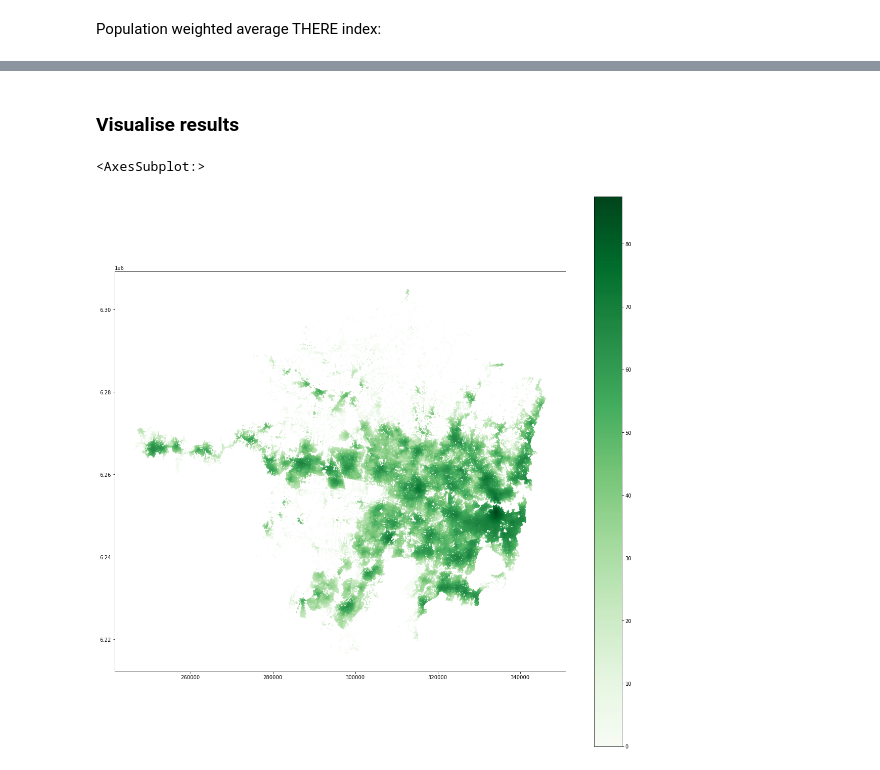
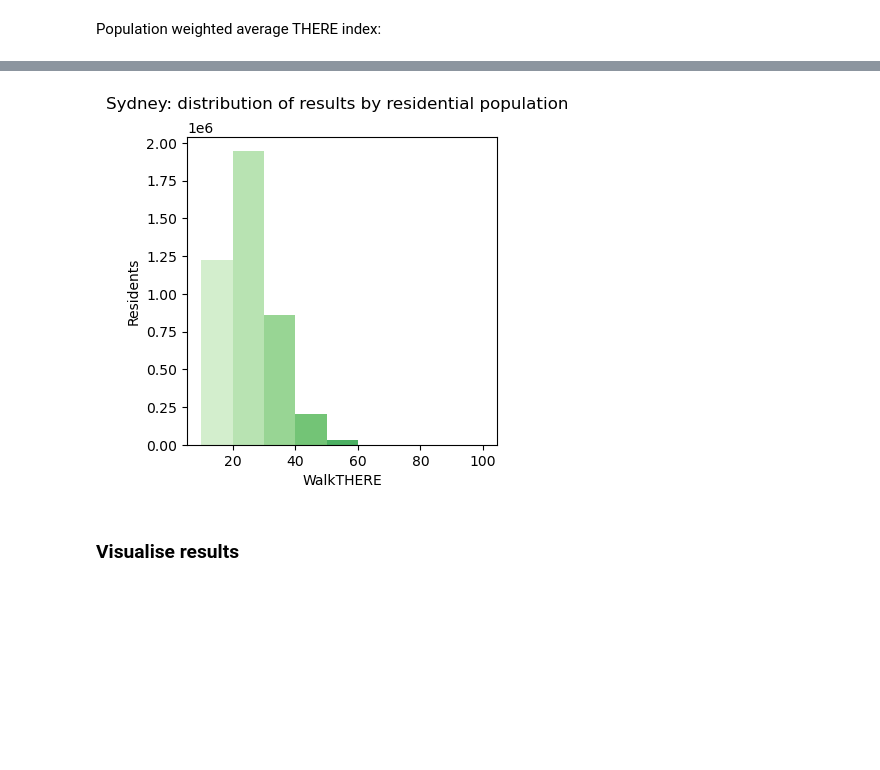
Before and after one commit to JosephineRoper/THERE, a Jupyter notebook: #Example Notebooks/Sydney WalkTHERE.ipynb, the cells around one changed output, grey strips where cells are left out. Cells and saved outputs as stored; diff of their text form; code cells hidden in the pictures; blank space fills up the shorter version.

```diff
--- a/#Example Notebooks/Sydney WalkTHERE.ipynb
+++ b/#Example Notebooks/Sydney WalkTHERE.ipynb
@@ -238,0 +258,16 @@ Text(0.5, 0.98, 'Sydney: distribution of results by residential population')
+# %%
+cm = plt.cm.Greens
+bins=[10,20,30,40,50,60,70,80,90,100]
+fig, ax1 = plt.subplots(nrows=1, ncols=1, sharey=True, figsize=(12, 4))
+fig.set_figwidth(4)
+ax1.set_xlabel('WalkTHERE')
+ax1.set_ylabel('Residents')
+fig.suptitle('Sydney: distribution of results by residential population')
+
+n, bins, patches = plt.hist(meshblocks_w['THERE_Index'], weights = meshblocks_w['Person'], label='WalkTHERE',bins=bins)
+for i, p in enumerate(patches):
+    plt.setp(p, 'facecolor', cm(i/10 + 0.2)) # notice the i/25
+
+plt.show()
+# %% [output]
+[figure, added]
@@ -239,8 +278,2 @@ Text(0.5, 0.98, 'Sydney: distribution of results by residential population')
 # %% [markdown]
 ### Visualise results
-# %%
-small_w_results.plot(column="THERE_Index", legend=True,
-                     cmap='Greens',figsize=(20,20),markersize=1)
-# %% [output]
-<AxesSubplot:>
-[figure, removed]
```
Also changed, not shown: parts of 47 cells of this notebook, 19 other files.
